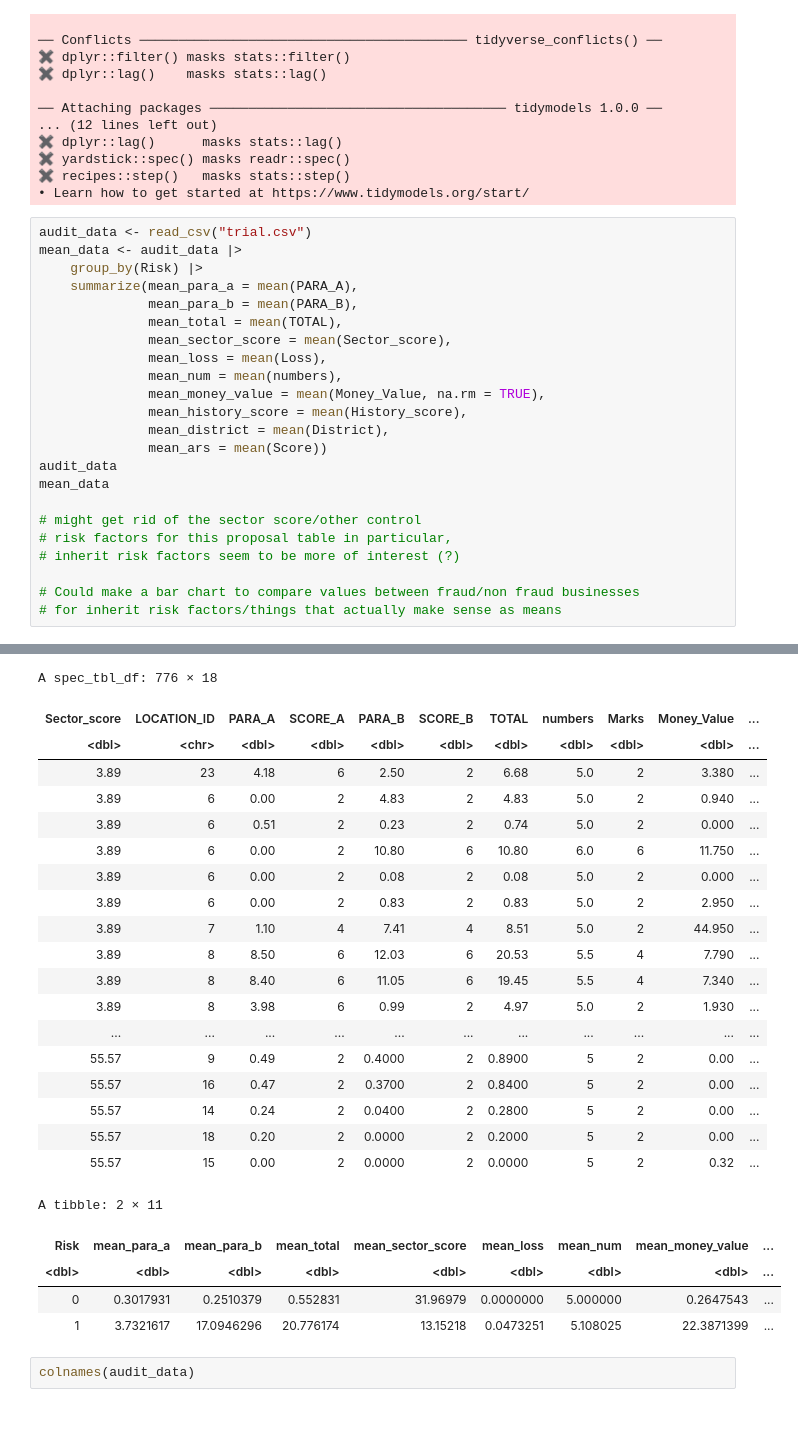
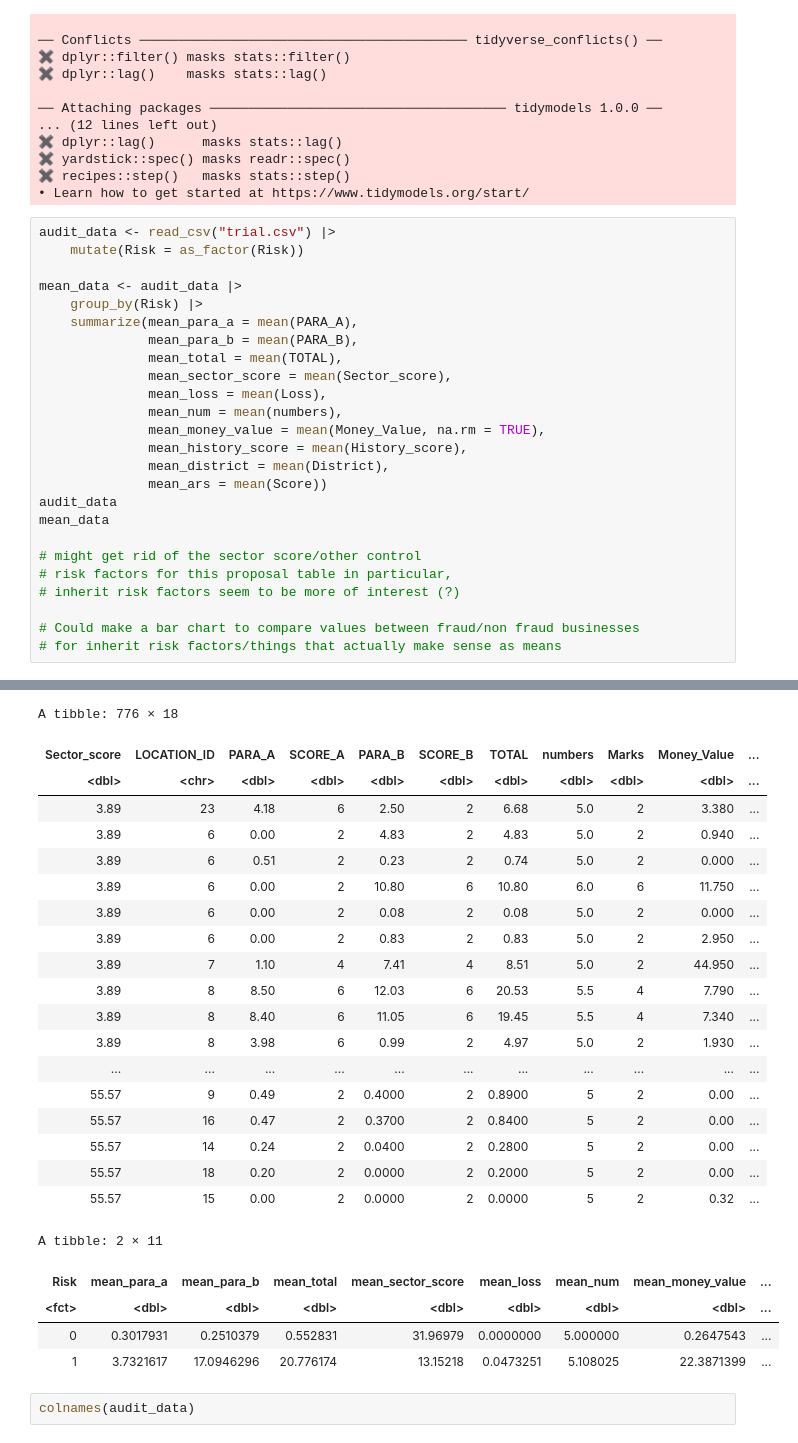
Before and after one commit to eric-y33/dsci-100-2022w1-group-84, a Jupyter notebook: Project.ipynb, the cells around one changed output, grey strips where cells are left out. Saved outputs shown, nothing was run; the diff lists cells and outputs as text.

```diff
--- a/Project.ipynb
+++ b/Project.ipynb
@@ -22,7 +22,9 @@ library(readxl)
 ✖ recipes::step()   masks stats::step()
 • Learn how to get started at https://www.tidymodels.org/start/
 # %%
-audit_data <- read_csv("trial.csv")
+audit_data <- read_csv("trial.csv") |>
+    mutate(Risk = as_factor(Risk))
+
 mean_data <- audit_data |>
     group_by(Risk) |>
     summarize(mean_para_a = mean(PARA_A),
@@ -46,35 +48,35 @@ mean_data
 # for inherit risk factors/things that actually make sense as means
 # %% [output]
 Rows: 776 Columns: 18
 ── Column specification ────────────────────────────────────────────────────────
 Delimiter: ","
 chr  (1): LOCATION_ID
 dbl (17): Sector_score, PARA_A, SCORE_A, PARA_B, SCORE_B, TOTAL, numbers, Ma...
 
 ℹ Use `spec()` to retrieve the full column specification for this data.
 ℹ Specify the column types or set `show_col_types = FALSE` to quiet this message.
-A spec_tbl_df: 776 × 18
+A tibble: 776 × 18
 | Sector_score | LOCATION_ID | PARA_A | SCORE_A | PARA_B | SCORE_B | TOTAL | numbers | Marks | Money_Value | ... |
 | <dbl> | <chr> | <dbl> | <dbl> | <dbl> | <dbl> | <dbl> | <dbl> | <dbl> | <dbl> | ... |
 | 3.89 | 23 | 4.18 | 6 | 2.50 | 2 | 6.68 | 5.0 | 2 | 3.380 | ... |
 | 3.89 | 6 | 0.00 | 2 | 4.83 | 2 | 4.83 | 5.0 | 2 | 0.940 | ... |
 | 3.89 | 6 | 0.51 | 2 | 0.23 | 2 | 0.74 | 5.0 | 2 | 0.000 | ... |
 | 3.89 | 6 | 0.00 | 2 | 10.80 | 6 | 10.80 | 6.0 | 6 | 11.750 | ... |
 | 3.89 | 6 | 0.00 | 2 | 0.08 | 2 | 0.08 | 5.0 | 2 | 0.000 | ... |
 | 3.89 | 6 | 0.00 | 2 | 0.83 | 2 | 0.83 | 5.0 | 2 | 2.950 | ... |
 | 3.89 | 7 | 1.10 | 4 | 7.41 | 4 | 8.51 | 5.0 | 2 | 44.950 | ... |
 | 3.89 | 8 | 8.50 | 6 | 12.03 | 6 | 20.53 | 5.5 | 4 | 7.790 | ... |
 | 3.89 | 8 | 8.40 | 6 | 11.05 | 6 | 19.45 | 5.5 | 4 | 7.340 | ... |
 | 3.89 | 8 | 3.98 | 6 | 0.99 | 2 | 4.97 | 5.0 | 2 | 1.930 | ... |
 | ... | ... | ... | ... | ... | ... | ... | ... | ... | ... | ... |
 | 55.57 | 9 | 0.49 | 2 | 0.4000 | 2 | 0.8900 | 5 | 2 | 0.00 | ... |
 | 55.57 | 16 | 0.47 | 2 | 0.3700 | 2 | 0.8400 | 5 | 2 | 0.00 | ... |
 | 55.57 | 14 | 0.24 | 2 | 0.0400 | 2 | 0.2800 | 5 | 2 | 0.00 | ... |
 | 55.57 | 18 | 0.20 | 2 | 0.0000 | 2 | 0.2000 | 5 | 2 | 0.00 | ... |
 | 55.57 | 15 | 0.00 | 2 | 0.0000 | 2 | 0.0000 | 5 | 2 | 0.32 | ... |
 A tibble: 2 × 11
 | Risk | mean_para_a | mean_para_b | mean_total | mean_sector_score | mean_loss | mean_num | mean_money_value | ... |
-| <dbl> | <dbl> | <dbl> | <dbl> | <dbl> | <dbl> | <dbl> | <dbl> | ... |
+| <fct> | <dbl> | <dbl> | <dbl> | <dbl> | <dbl> | <dbl> | <dbl> | ... |
 | 0 | 0.3017931 | 0.2510379 | 0.552831 | 31.96979 | 0.0000000 | 5.000000 | 0.2647543 | ... |
 | 1 | 3.7321617 | 17.0946296 | 20.776174 | 13.15218 | 0.0473251 | 5.108025 | 22.3871399 | ... |
 # %%
```
Also changed, not shown: parts of 2 cells of this notebook.
